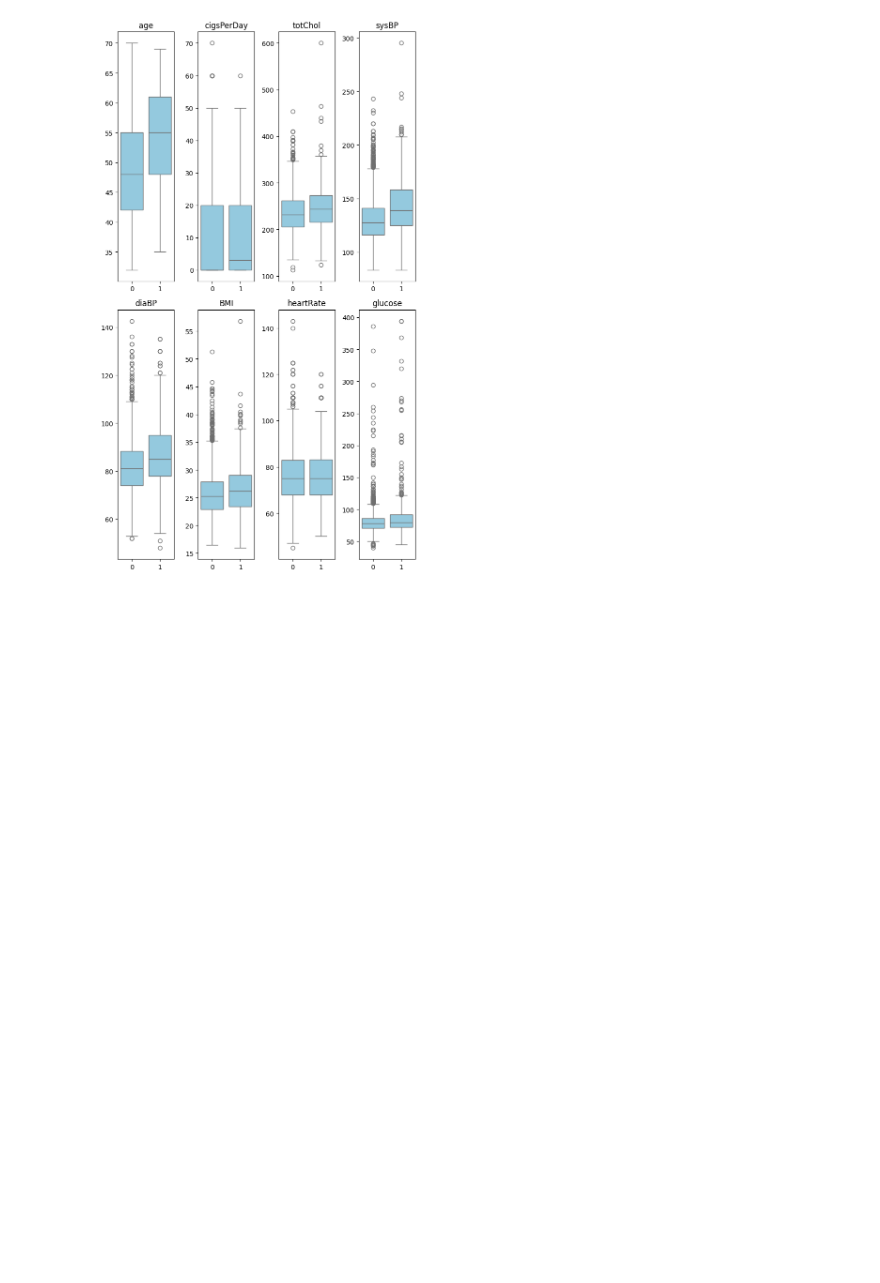
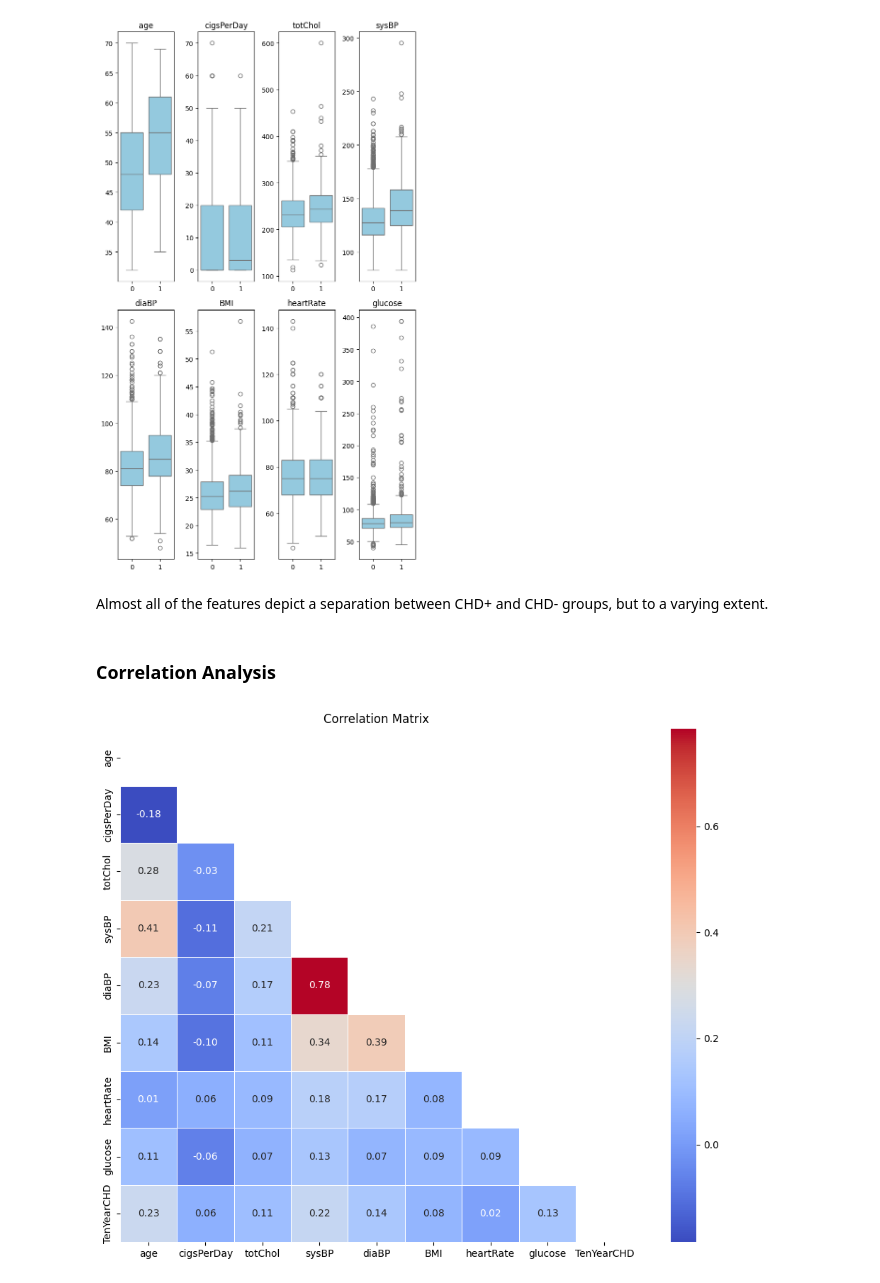
Before and after one commit to mtfattahpour/chd-prediction, a Jupyter notebook: notebooks/eda.ipynb, the cells around one changed output. Saved outputs shown, nothing was run; the diff lists cells and outputs as text; code cells hidden in the pictures; blank space fills up the shorter version.

Commit message:
Added correlation analysis, descriptive statistics, normality checks

```diff
--- a/notebooks/eda.ipynb
+++ b/notebooks/eda.ipynb
@@ -362,3 +366,20 @@ plt.tight_layout()
 plt.show()
 # %% [output]
 [figure]
+# %% [markdown]
+Almost all of the features depict a separation between CHD+ and CHD- groups, but to a varying extent.
+# %% [markdown]
+### Correlation Analysis
+# %%
+corr = df[numeric_features + ['TenYearCHD']].corr()
+
+plt.figure(figsize=(11, 8))
+mask = np.triu(np.ones_like(corr))
+sns.heatmap(
+    corr, annot=True, fmt='.2f', mask=mask, cmap='coolwarm', linewidths=0.5, square=True
+)
+plt.title('Correlation Matrix')
+plt.tight_layout()
+plt.show()
+# %% [output]
+[figure, added]
```
Also changed, not shown: parts of 14 cells of this notebook.
